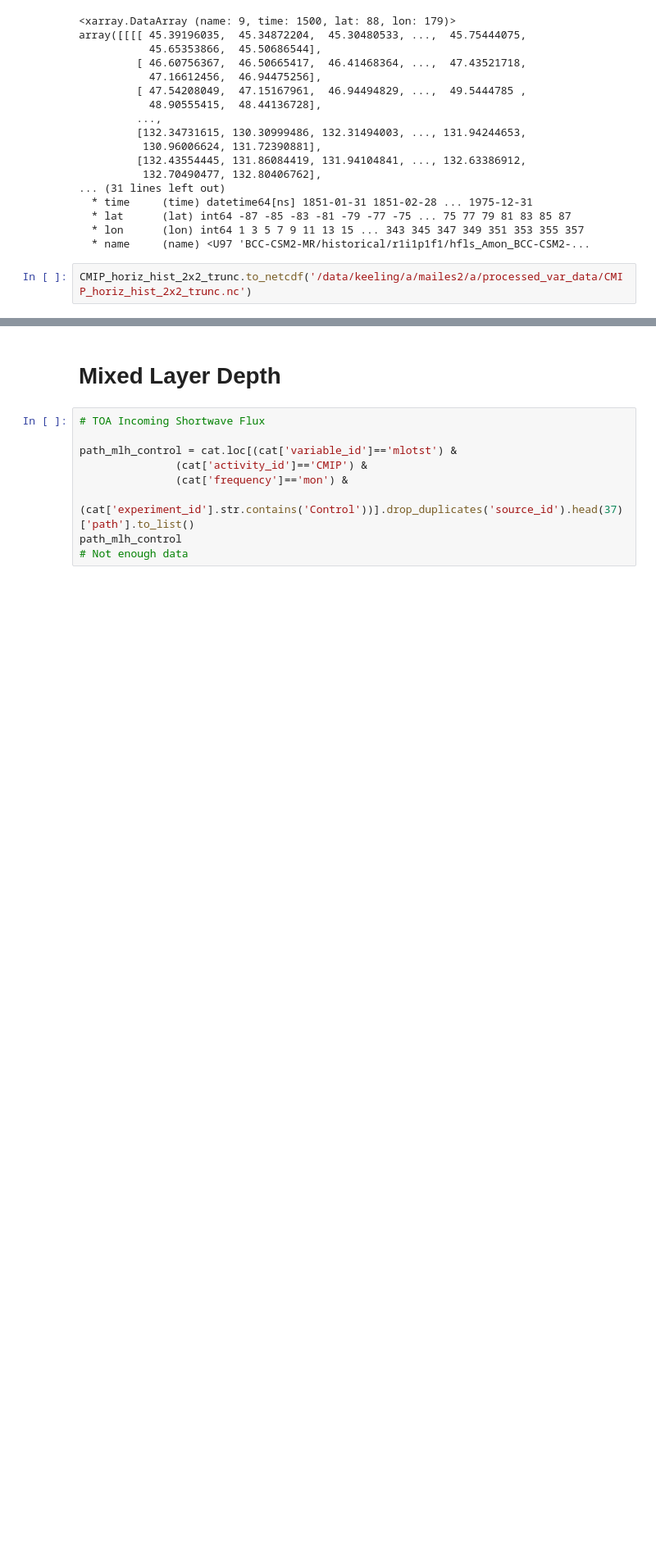
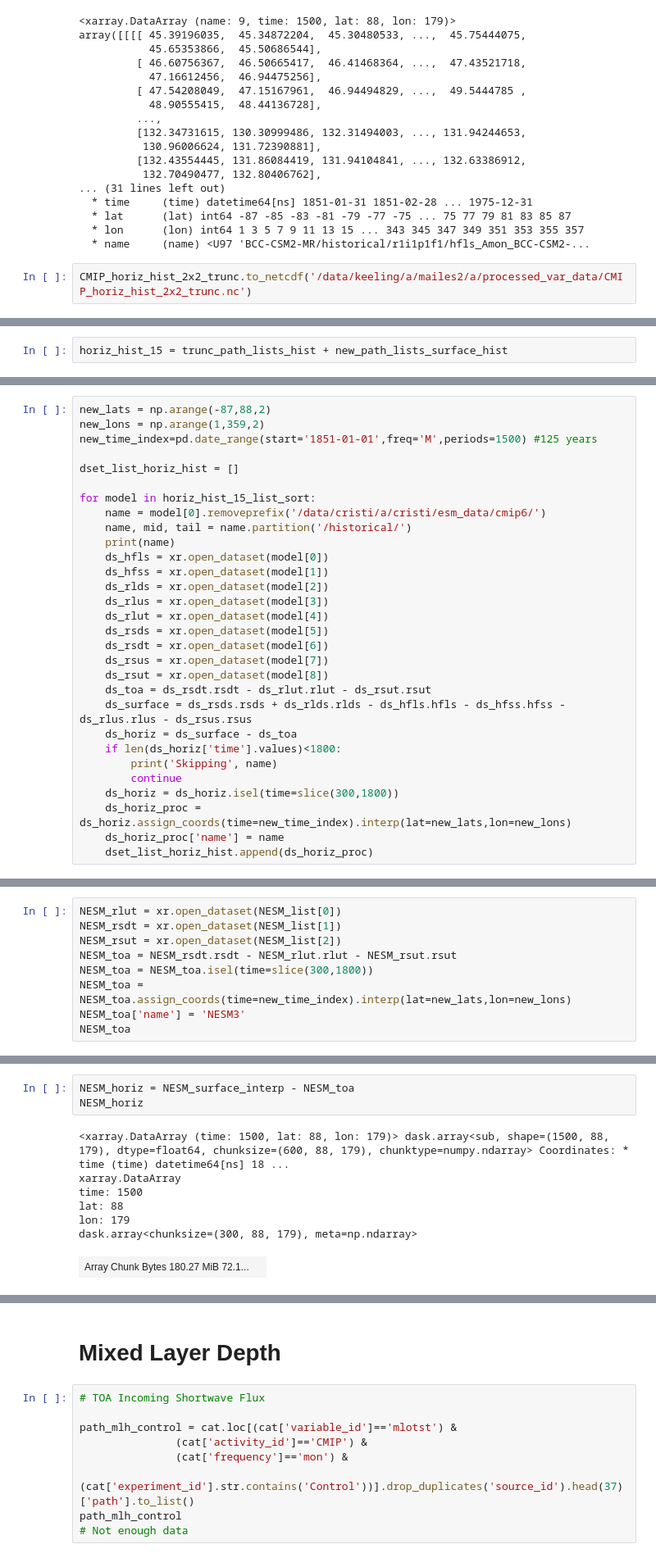
Before and after one commit to mailesasaki/cesmle_variability_analysis, a Jupyter notebook: energy_budget_variability/load_radiation_variability_data.ipynb, the cells around one changed output, grey strips where cells are left out. Shown at 82% size. Saved outputs shown, nothing was run; the diff lists cells and outputs as text; blank space fills up the shorter version.

```diff
--- a/energy_budget_variability/load_radiation_variability_data.ipynb
+++ b/energy_budget_variability/load_radiation_variability_data.ipynb
@@ -3802,0 +3807,2 @@ CMIP_horiz_hist_2x2_trunc.to_netcdf('/data/keeling/a/mailes2/a/processed_var_dat
+# %%
+horiz_hist_15 = trunc_path_lists_hist + new_path_lists_surface_hist
@@ -3802,0 +3893,30 @@ CMIP_horiz_hist_2x2_trunc.to_netcdf('/data/keeling/a/mailes2/a/processed_var_dat
+# %%
+new_lats = np.arange(-87,88,2)
+new_lons = np.arange(1,359,2)
+new_time_index=pd.date_range(start='1851-01-01',freq='M',periods=1500) #125 years
+
+dset_list_horiz_hist = []
+
+for model in horiz_hist_15_list_sort:
+    name = model[0].removeprefix('/data/cristi/a/cristi/esm_data/cmip6/')
+    name, mid, tail = name.partition('/historical/')
+    print(name)
+    ds_hfls = xr.open_dataset(model[0])
+    ds_hfss = xr.open_dataset(model[1])
+    ds_rlds = xr.open_dataset(model[2])
+    ds_rlus = xr.open_dataset(model[3])
+    ds_rlut = xr.open_dataset(model[4])
+    ds_rsds = xr.open_dataset(model[5])
+    ds_rsdt = xr.open_dataset(model[6])
+    ds_rsus = xr.open_dataset(model[7])
+    ds_rsut = xr.open_dataset(model[8])
+    ds_toa = ds_rsdt.rsdt - ds_rlut.rlut - ds_rsut.rsut
+    ds_surface = ds_rsds.rsds + ds_rlds.rlds - ds_hfls.hfls - ds_hfss.hfss - ds_rlus.rlus - ds_rsus.rsus
+    ds_horiz = ds_surface - ds_toa
+    if len(ds_horiz['time'].values)<1800:
+        print('Skipping', name)
+        continue
+    ds_horiz = ds_horiz.isel(time=slice(300,1800))
+    ds_horiz_proc = ds_horiz.assign_coords(time=new_time_index).interp(lat=new_lats,lon=new_lons)
+    ds_horiz_proc['name'] = name
+    dset_list_horiz_hist.append(ds_horiz_proc)
@@ -3802,0 +3944,9 @@ CMIP_horiz_hist_2x2_trunc.to_netcdf('/data/keeling/a/mailes2/a/processed_var_dat
+# %%
+NESM_rlut = xr.open_dataset(NESM_list[0])
+NESM_rsdt = xr.open_dataset(NESM_list[1])
+NESM_rsut = xr.open_dataset(NESM_list[2])
+NESM_toa = NESM_rsdt.rsdt - NESM_rlut.rlut - NESM_rsut.rsut
+NESM_toa = NESM_toa.isel(time=slice(300,1800))
+NESM_toa = NESM_toa.assign_coords(time=new_time_index).interp(lat=new_lats,lon=new_lons)
+NESM_toa['name'] = 'NESM3'
+NESM_toa
@@ -3802,0 +3998,11 @@ CMIP_horiz_hist_2x2_trunc.to_netcdf('/data/keeling/a/mailes2/a/processed_var_dat
+# %%
+NESM_horiz = NESM_surface_interp - NESM_toa
+NESM_horiz
+# %% [output]
+<xarray.DataArray (time: 1500, lat: 88, lon: 179)> dask.array<sub, shape=(1500, 88, 179), dtype=float64, chunksize=(600, 88, 179), chunktype=numpy.ndarray> Coordinates: * time (time) datetime64[ns] 18 ...
+xarray.DataArray
+time: 1500
+lat: 88
+lon: 179
+dask.array<chunksize=(300, 88, 179), meta=np.ndarray>
+| Array Chunk Bytes 180.27 MiB 72.1... |  |
```
Also changed, not shown: parts of 16 cells of this notebook, 2 other files.
